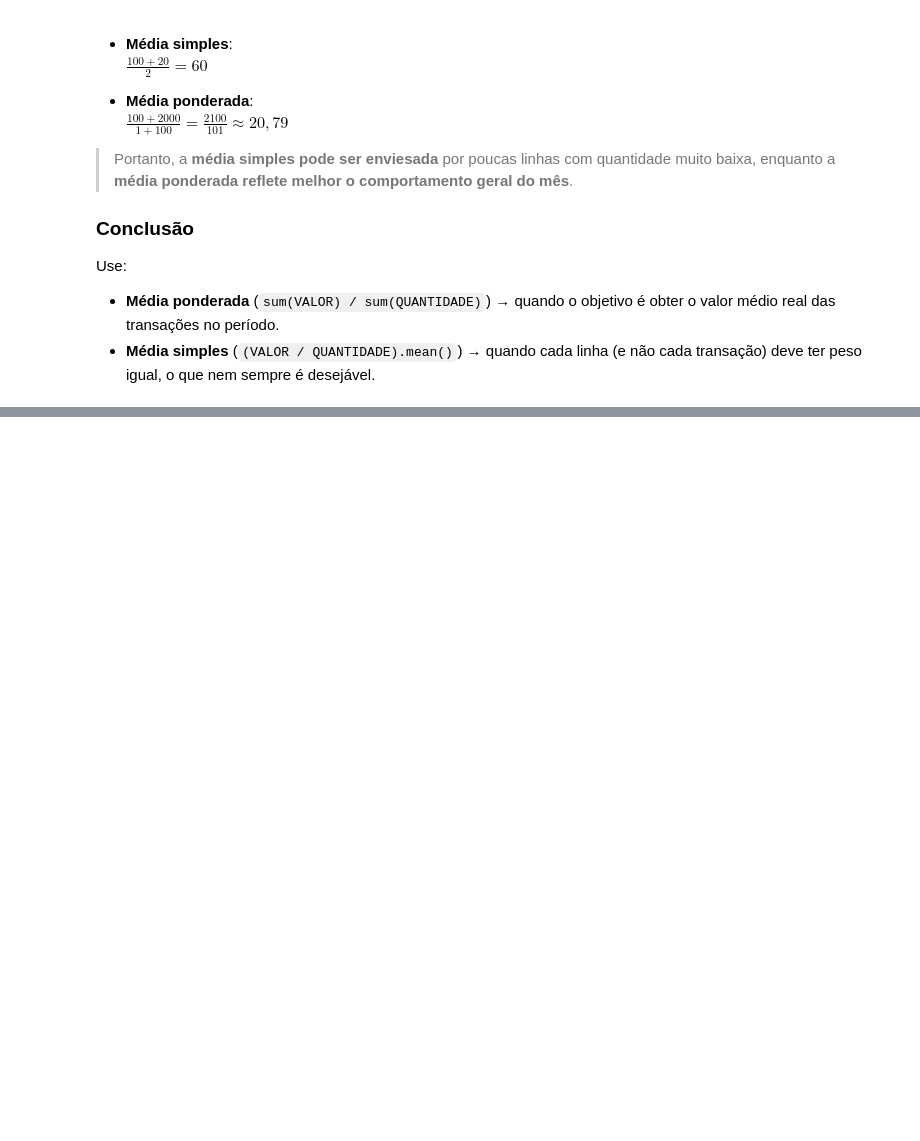
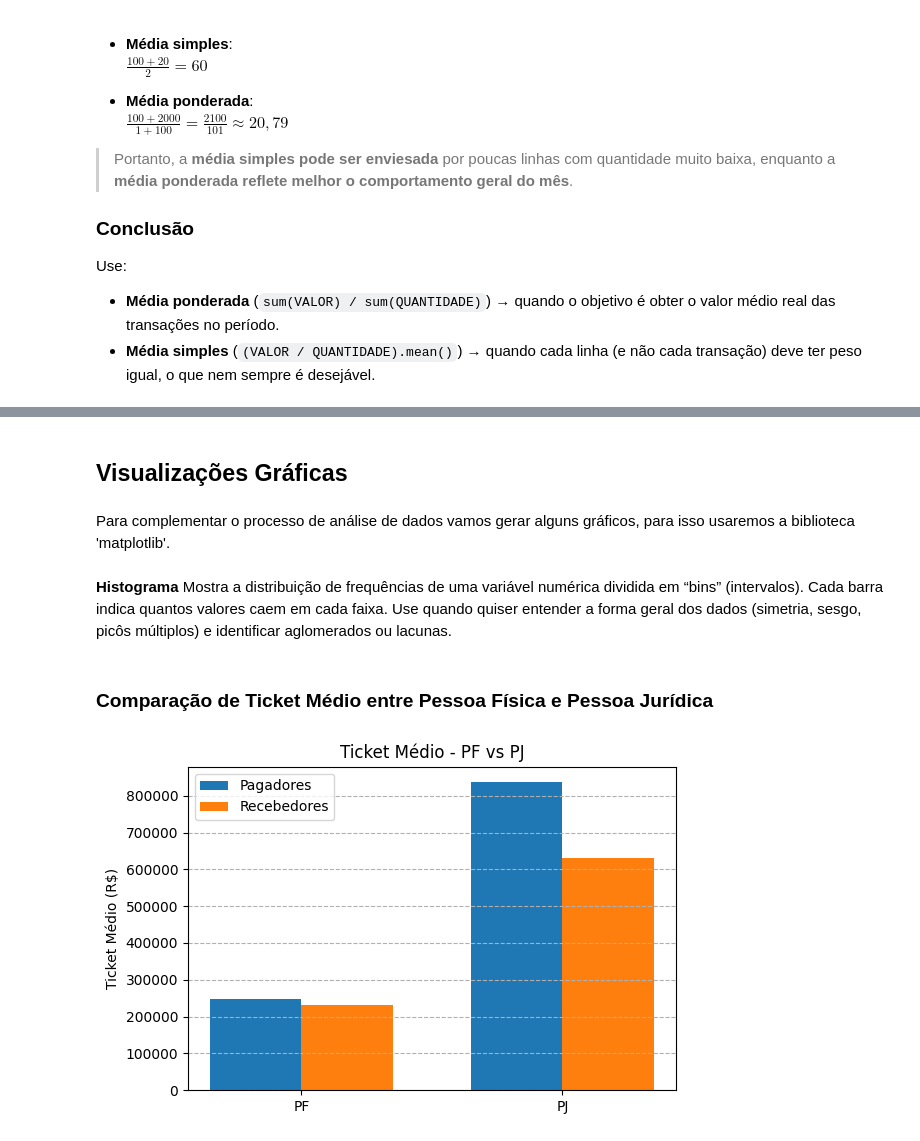
Before and after one commit to caiobarrosmelo/transacoesPixDS, a Jupyter notebook: relatorio_pix.ipynb, the cells around one changed output, grey strips where cells are left out. Cells and saved outputs as stored; diff of their text form; code cells hidden in the pictures; blank space fills up the shorter version.

Commit message:
- Análise de variância e Desvio Padrão; - A questão de PF e PJ na mesma base de dados; - Visualizações Gráficas.

```diff
--- a/relatorio_pix.ipynb
+++ b/relatorio_pix.ipynb
@@ -284,0 +356,35 @@ Use:
+# %% [markdown]
+## Visualizações Gráficas
+# %% [markdown]
+Para complementar o processo de análise de dados vamos gerar alguns gráficos, para isso usaremos a biblioteca 'matplotlib'.
+# %% [markdown]
+**Histograma**
+Mostra a distribuição de frequências de uma variável numérica dividida em “bins” (intervalos). Cada barra indica quantos valores caem em cada faixa. Use quando quiser entender a forma geral dos dados (simetria, sesgo, picôs múltiplos) e identificar aglomerados ou lacunas.
+# %% [markdown]
+### Comparação de Ticket Médio entre Pessoa Física e Pessoa Jurídica
+# %%
+import matplotlib.pyplot as plt
+import numpy as np
+
+# Calcular ticket médio
+df_pix['TICKET_MEDIO'] = df_pix['VALOR'] / df_pix['QUANTIDADE']
+
+pag_pf_pj = df_pix.groupby('PAG_PFPJ')['TICKET_MEDIO'].mean()
+rec_pf_pj = df_pix.groupby('REC_PFPJ')['TICKET_MEDIO'].mean()
+
+x = np.arange(len(pag_pf_pj.index))
+width = 0.35
+
+fig, ax = plt.subplots(figsize=(6,4))
+ax.bar(x - width/2, pag_pf_pj.values, width, label='Pagadores')
+ax.bar(x + width/2, rec_pf_pj.values, width, label='Recebedores')
+ax.set_xticks(x)
+ax.set_xticklabels(pag_pf_pj.index)
+ax.set_ylabel('Ticket Médio (R$)')
+ax.set_title('Ticket Médio - PF vs PJ')
+ax.legend()
+plt.grid(axis='y', linestyle='--')
+plt.tight_layout()
+plt.show()
+# %% [output]
+[figure, added]
```
Also changed, not shown: parts of 14 cells of this notebook.
